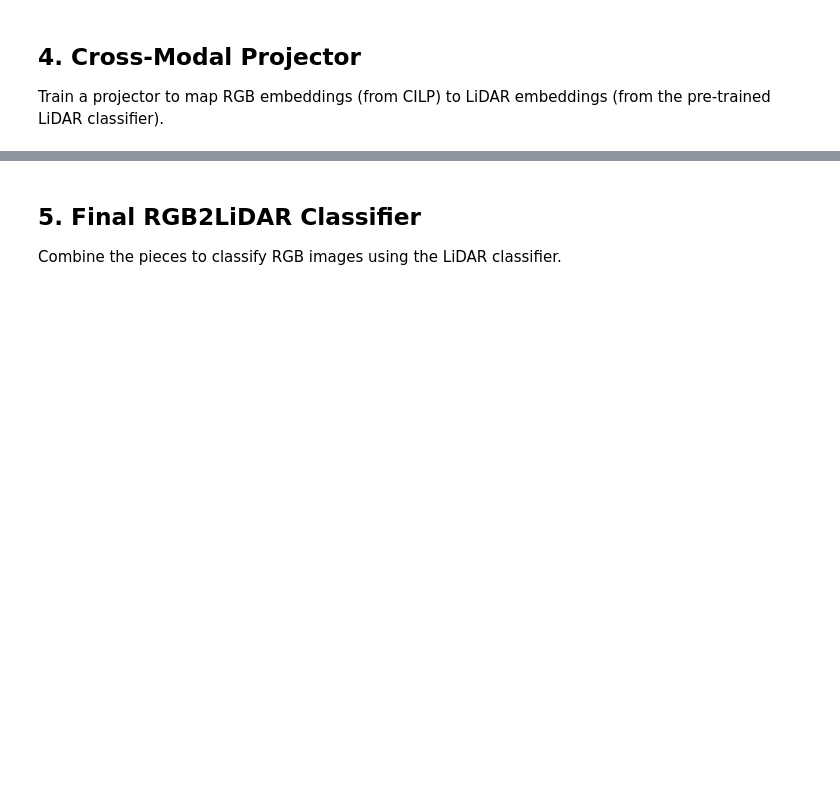
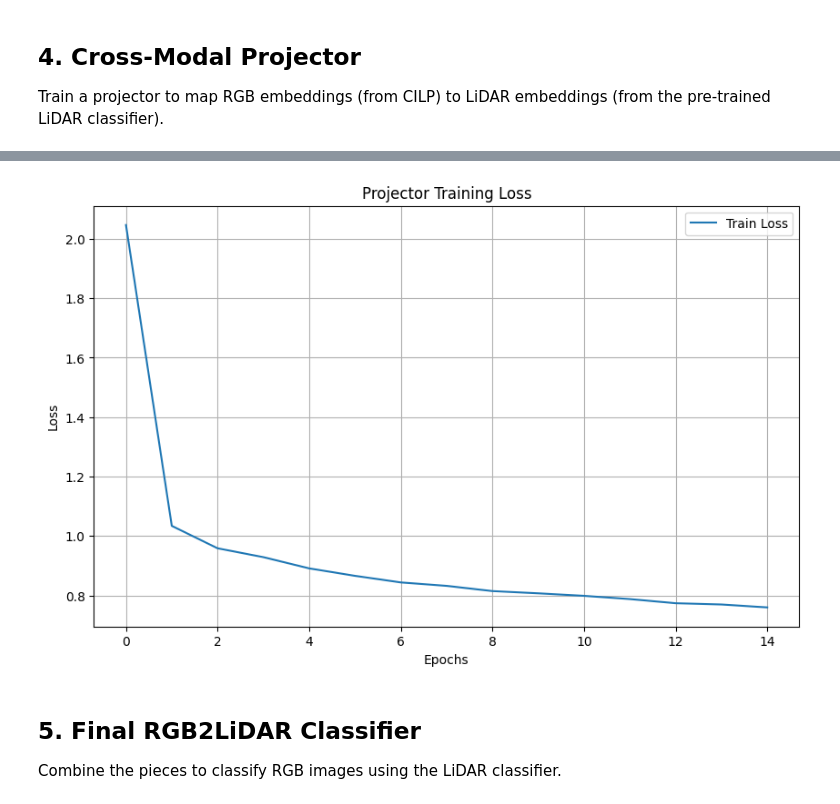
Before and after one commit to jkubuni/Multimodal_Learning, a Jupyter notebook: notebooks/04_final_assessment.ipynb, the cells around one changed output, grey strips where cells are left out. Cells and saved outputs as stored; diff of their text form; code cells hidden in the pictures; blank space fills up the shorter version.

```diff
--- a/notebooks/04_final_assessment.ipynb
+++ b/notebooks/04_final_assessment.ipynb
@@ -192,6 +233,7 @@ projector = Projector(input_dim=CILP_EMB_SIZE, output_dim=100).to(device)
 optimizer_proj = Adam(projector.parameters(), lr=0.0005)
 criterion_proj = nn.MSELoss()
 
-proj_losses = train_projector(projector, cilp_model, lidar_cnn, train_loader, optimizer_proj, criterion_proj, epochs=EPOCHS, device=device, use_wandb=True)
+proj_losses = train_projector(projector, cilp_model, lidar_cnn, train_loader, optimizer_proj, criterion_proj, epochs=15, device=device, use_wandb=True)
 
 plot_losses(proj_losses, title="Projector Training Loss")
+# %% [output]
@@ -198,3 +256,4 @@ plot_losses(proj_losses, title="Projector Training Loss")
+[figure, added]
 # %% [markdown]
 ## 5. Final RGB2LiDAR Classifier
 Combine the pieces to classify RGB images using the LiDAR classifier.
```
Also changed, not shown: parts of 12 cells of this notebook, 3 other files.
